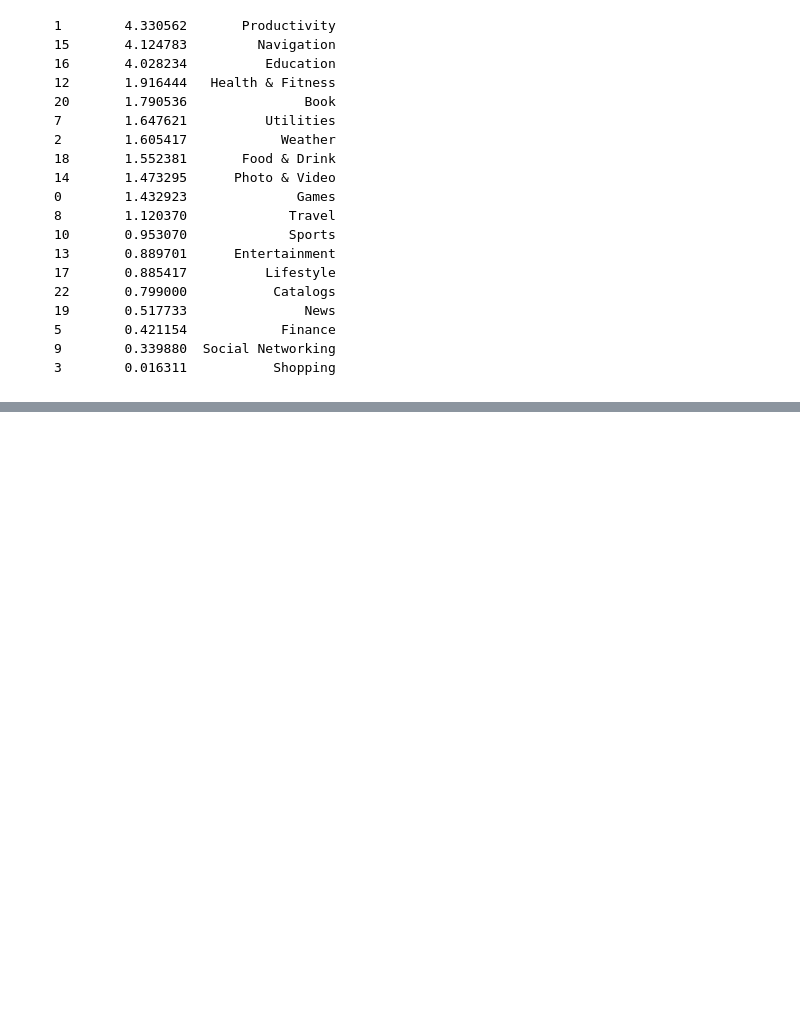
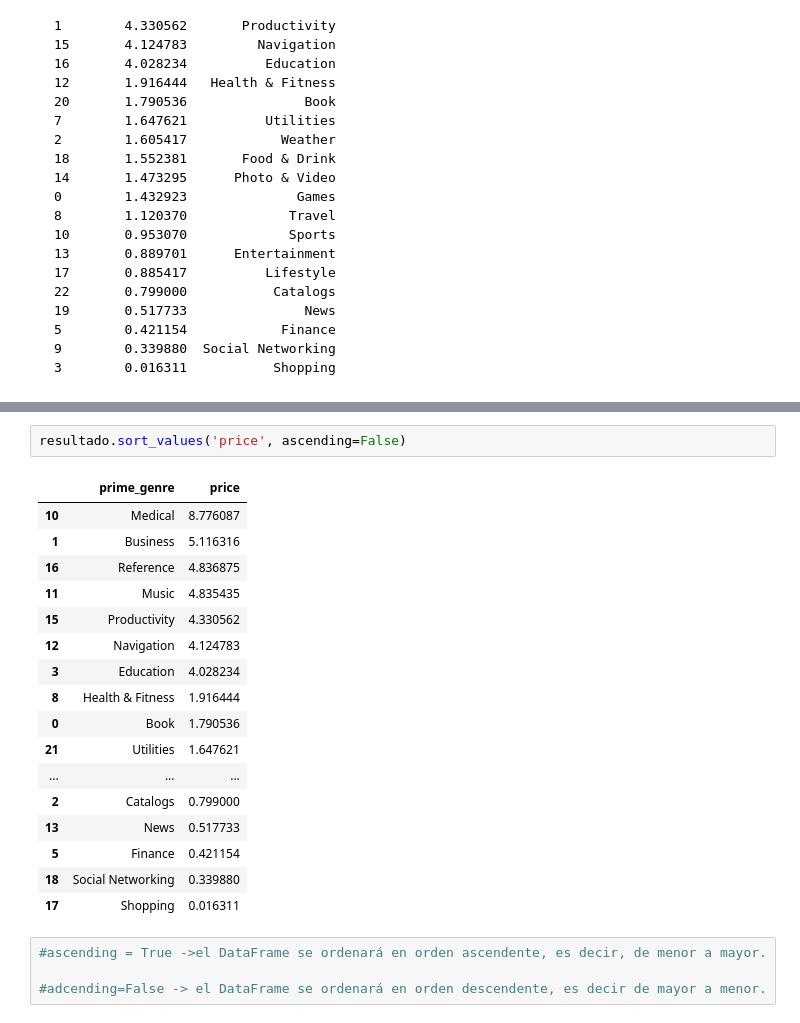
Before and after one commit to Ironhack-Data-Madrid-Octubre-2023/2.2-lab_pandas_deepdive, a Jupyter notebook: your-code/main.ipynb, the cells around one changed output, grey strips where cells are left out. Drawn from its saved outputs; the diff is of its cells as text; blank space fills up the shorter version.

```diff
--- a/your-code/main.ipynb
+++ b/your-code/main.ipynb
@@ -421,0 +447,24 @@ print(proportion_free_apps)
+# %%
+resultado.sort_values('price', ascending=False)
+# %% [output]
+|  | prime_genre | price |
+| 10 | Medical | 8.776087 |
+| 1 | Business | 5.116316 |
+| 16 | Reference | 4.836875 |
+| 11 | Music | 4.835435 |
+| 15 | Productivity | 4.330562 |
+| 12 | Navigation | 4.124783 |
+| 3 | Education | 4.028234 |
+| 8 | Health & Fitness | 1.916444 |
+| 0 | Book | 1.790536 |
+| 21 | Utilities | 1.647621 |
+| ... | ... | ... |
+| 2 | Catalogs | 0.799000 |
+| 13 | News | 0.517733 |
+| 5 | Finance | 0.421154 |
+| 18 | Social Networking | 0.339880 |
+| 17 | Shopping | 0.016311 |
+# %%
+#ascending = True ->el DataFrame se ordenará en orden ascendente, es decir, de menor a mayor.
+
+#adcending=False -> el DataFrame se ordenará en orden descendente, es decir de mayor a menor.
```
Also changed, not shown: parts of 8 cells of this notebook.
